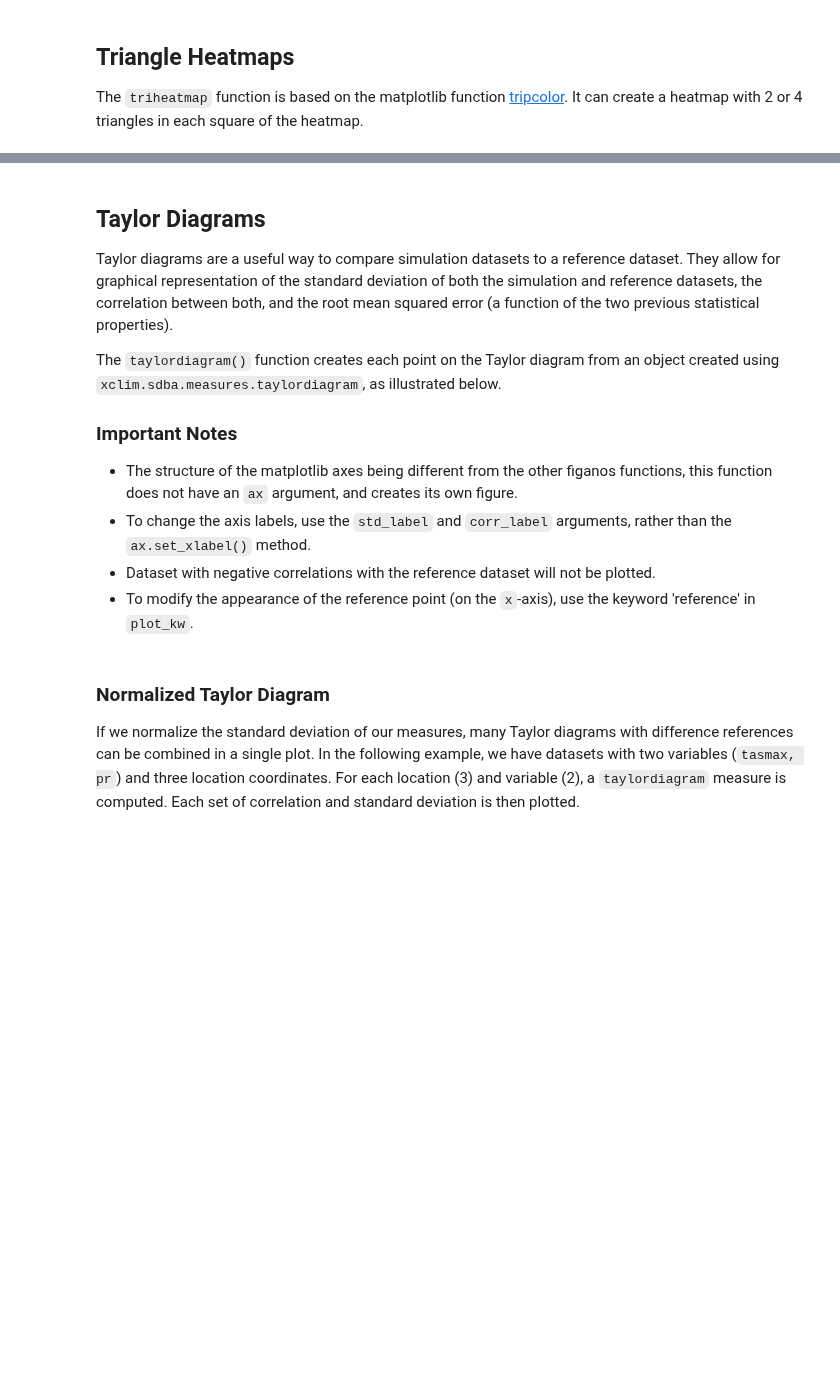
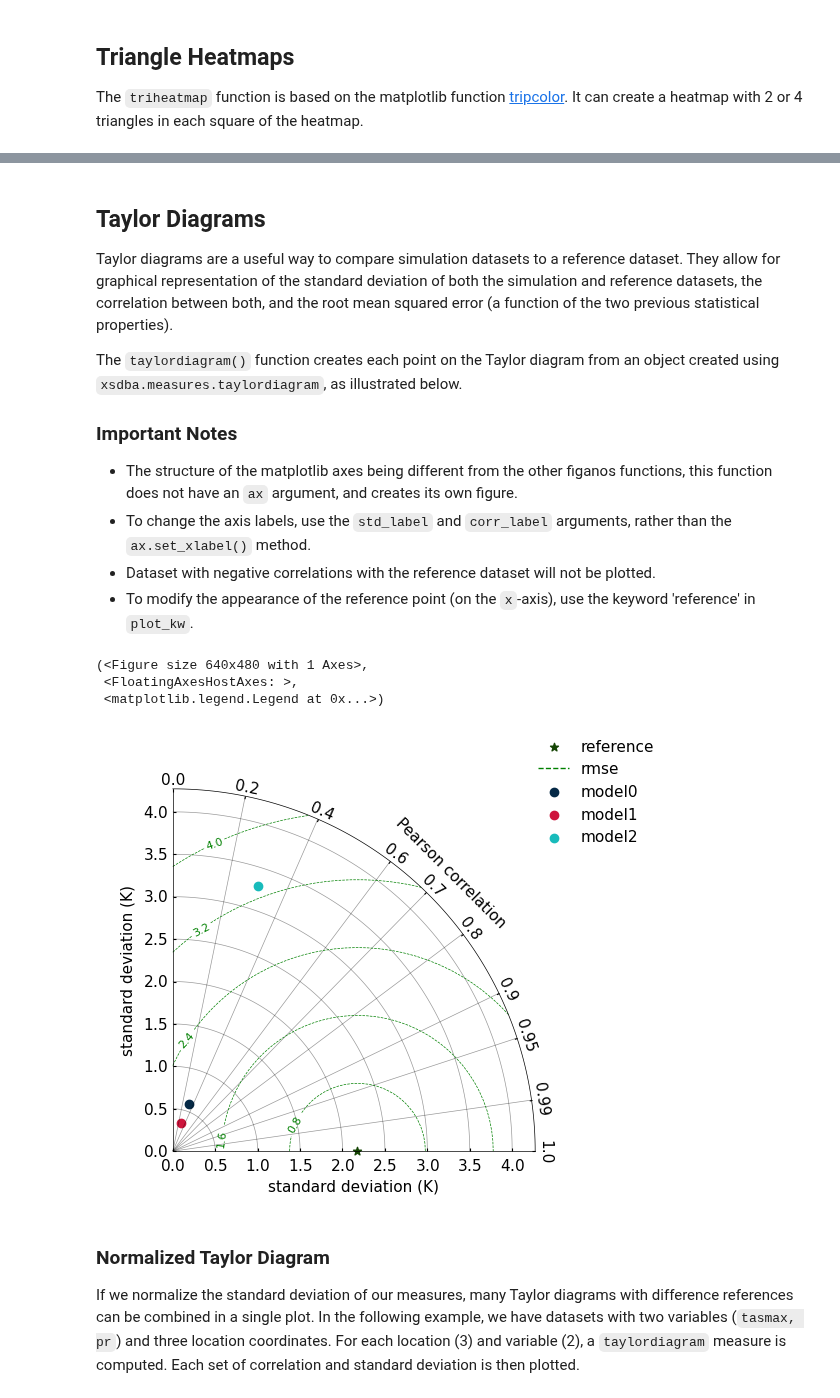
Before and after one commit to Ouranosinc/figanos, a Jupyter notebook: docs/notebooks/figanos_misc.ipynb, the cells around one changed output, grey strips where cells are left out. Saved outputs shown, nothing was run; the diff lists cells and outputs as text; code cells hidden in the pictures; blank space fills up the shorter version.

Commit message:
fix sdba error

```diff
--- a/docs/notebooks/figanos_misc.ipynb
+++ b/docs/notebooks/figanos_misc.ipynb
@@ -207,7 +230,7 @@ fg.triheatmap(
 
 Taylor diagrams are a useful way to compare simulation datasets to a reference dataset. They allow for graphical representation of the standard deviation of both the simulation and reference datasets, the correlation between both, and the root mean squared error (a function of the two previous statistical properties).
 
-The `taylordiagram()` function creates each point on the Taylor diagram from an object created using `xclim.sdba.measures.taylordiagram`, as illustrated below.
+The `taylordiagram()` function creates each point on the Taylor diagram from an object created using `xsdba.measures.taylordiagram`, as illustrated below.
 
 ### Important Notes
 * The structure of the matplotlib axes being different from the other figanos functions, this function does not have an `ax` argument, and creates its own figure.
@@ -217,21 +240,26 @@ The `taylordiagram()` function creates each point on the Taylor diagram from an
 # %%
 da_ref = ds_time["tx_max_p50"]
 
 # Toy data with same mean as `da_ref` & modify deviations with trigonometric functions
 homogenous_ref_mean = xr.full_like(da_ref, da_ref.mean(dim="time"))
 simd = {}
 for i, f_trig in enumerate([np.cos, lambda x: np.cos(x) ** 2, np.tan]):
     da = homogenous_ref_mean + f_trig(da_ref.values)
     da.attrs["units"] = da_ref.attrs["units"]
-    simd[f"model{i}"] = sdba.measures.taylordiagram(sim=da, ref=da_ref)
+    simd[f"model{i}"] = xsdba.measures.taylordiagram(sim=da, ref=da_ref)
 
 fg.taylordiagram(
     simd,
     std_range=(0, 1.3),
     contours=5,
     contours_kw={"colors": "green"},
     plot_kw={"reference": {"marker": "*"}},
 )
+# %% [output]
+(<Figure size 640x480 with 1 Axes>,
+ <FloatingAxesHostAxes: >,
+ <matplotlib.legend.Legend at 0x...>)
+[figure, added]
 # %%
 # plt.savefig("images/taylor.png", bbox_inches='tight')
 # %% [markdown]
```
Also changed, not shown: parts of 14 cells of this notebook, 1 other file.
